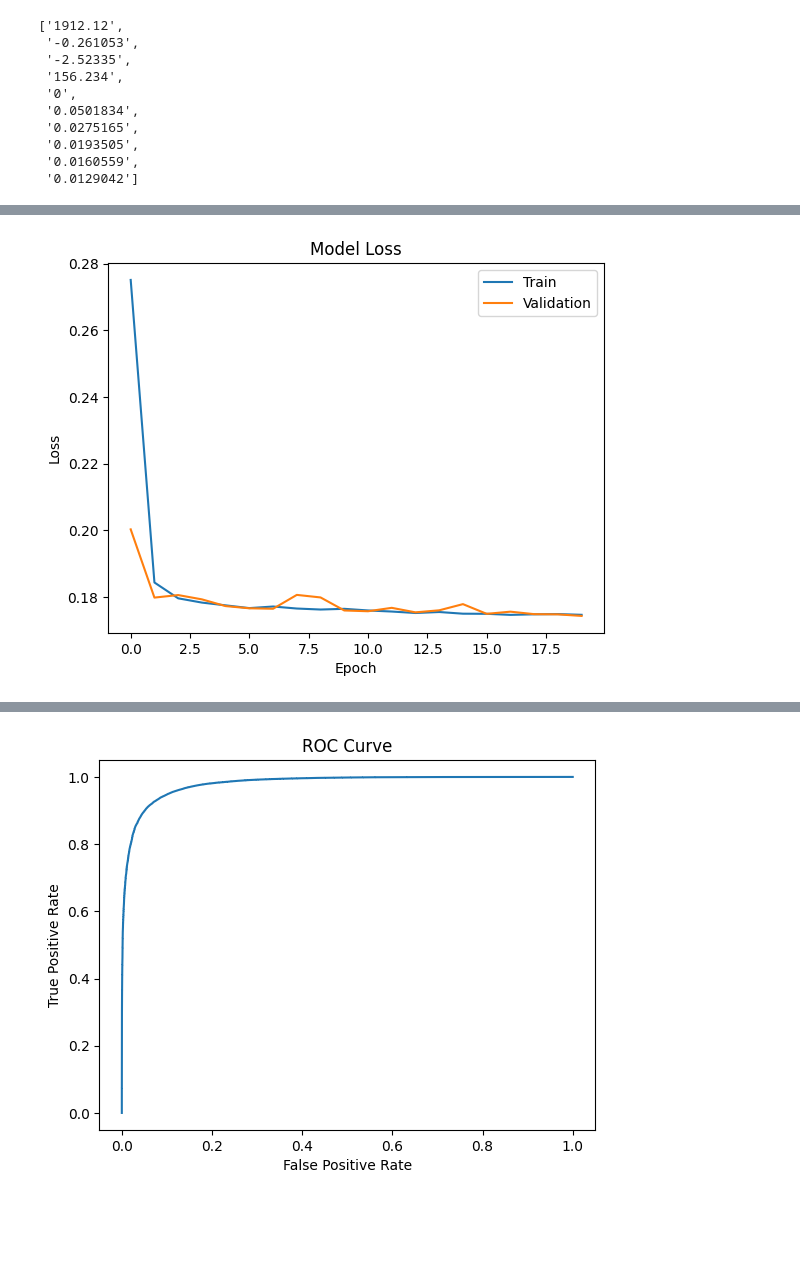
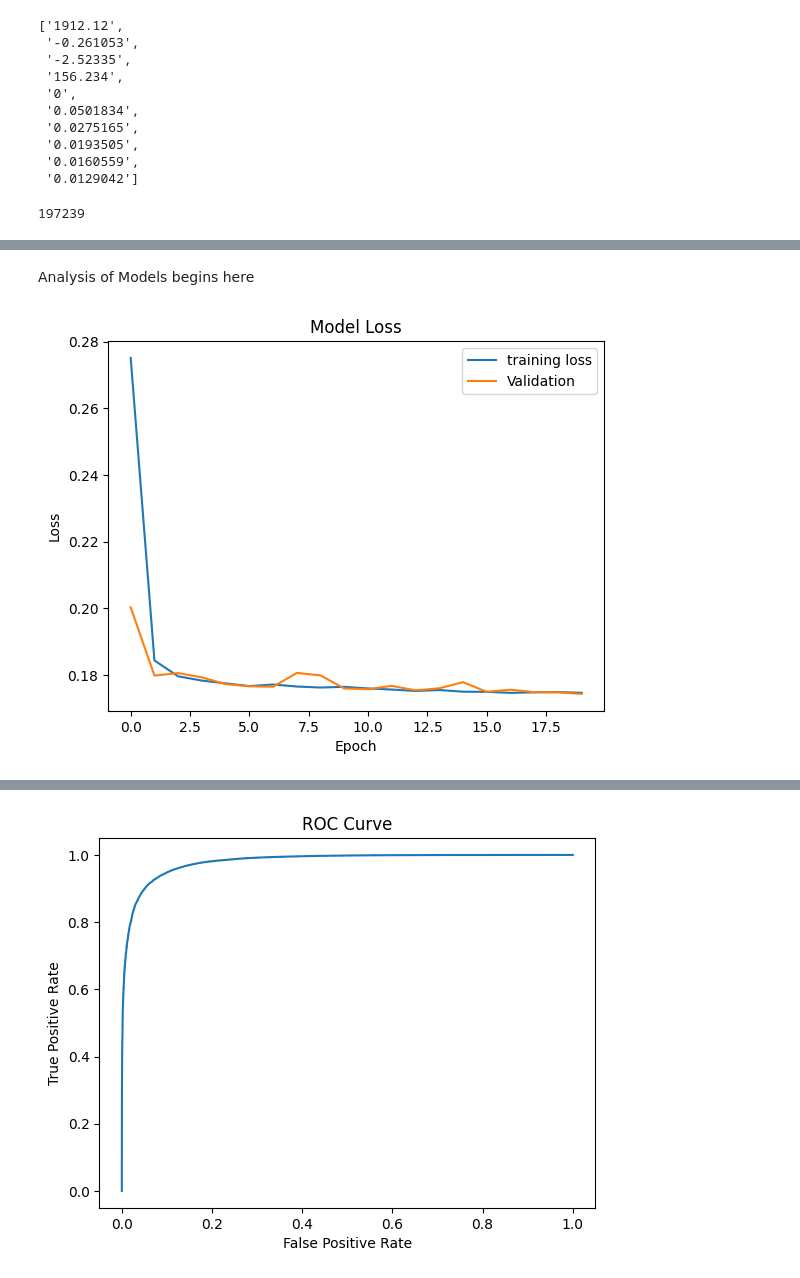
Before and after one commit to GitGup/SemiWeaklySupervised, a Jupyter notebook: Anomaly.ipynb, the cells around one changed output, grey strips where cells are left out. Cells and saved outputs as stored; diff of their text form; code cells hidden in the pictures; blank space fills up the shorter version.

```diff
--- a/Anomaly.ipynb
+++ b/Anomaly.ipynb
@@ -122,6 +289,10 @@ from sklearn.metrics import roc_curve, auc
 x_vals_100 = np.concatenate([x[1,1],x[0,0]])
 y_vals_100 = np.concatenate([np.ones(len(x[1,1])),np.zeros(len(x[0,0]))])
 X_train_100, X_val_100, Y_train_100, Y_val_100 = train_test_split(x_vals_100, y_vals_100, test_size=0.5)
+# %%
+len(y_vals_100)
+# %% [output]
+197239
 # %%
 model_100 = Sequential()
 model_100.add(Dense(128, input_dim=4, activation='relu'))
@@ -149,17 +320,19 @@ Epoch 19/20
 193/193 [==============================] - 2s 8ms/step - loss: 0.1749 - accuracy: 0.9293 - val_loss: 0.1748 - val_accuracy: 0.9287
 Epoch 20/20
 193/193 [==============================] - 2s 8ms/step - loss: 0.1747 - accuracy: 0.9294 - val_loss: 0.1743 - val_accuracy: 0.9295
+# %% [markdown]
+Analysis of Models begins here
 # %%
 # Plot the training and validation loss
 plt.plot(myhistory.history['loss'])
 plt.plot(myhistory.history['val_loss'])
 plt.title('Model Loss')
 plt.ylabel('Loss')
 plt.xlabel('Epoch')
-plt.legend(['Train', 'Validation'], loc='upper right')
+plt.legend(['training loss', 'Validation'], loc='upper right')
 plt.show()
 # %% [output]
-[figure, old version]
+[figure, new version]
 # %%
 preds_100 = model_100.predict(X_val_100,batch_size=1000)
 fpr_100, tpr_100, _ = roc_curve(Y_val_100, preds_100)
```
Also changed, not shown: parts of 20 cells of this notebook.
